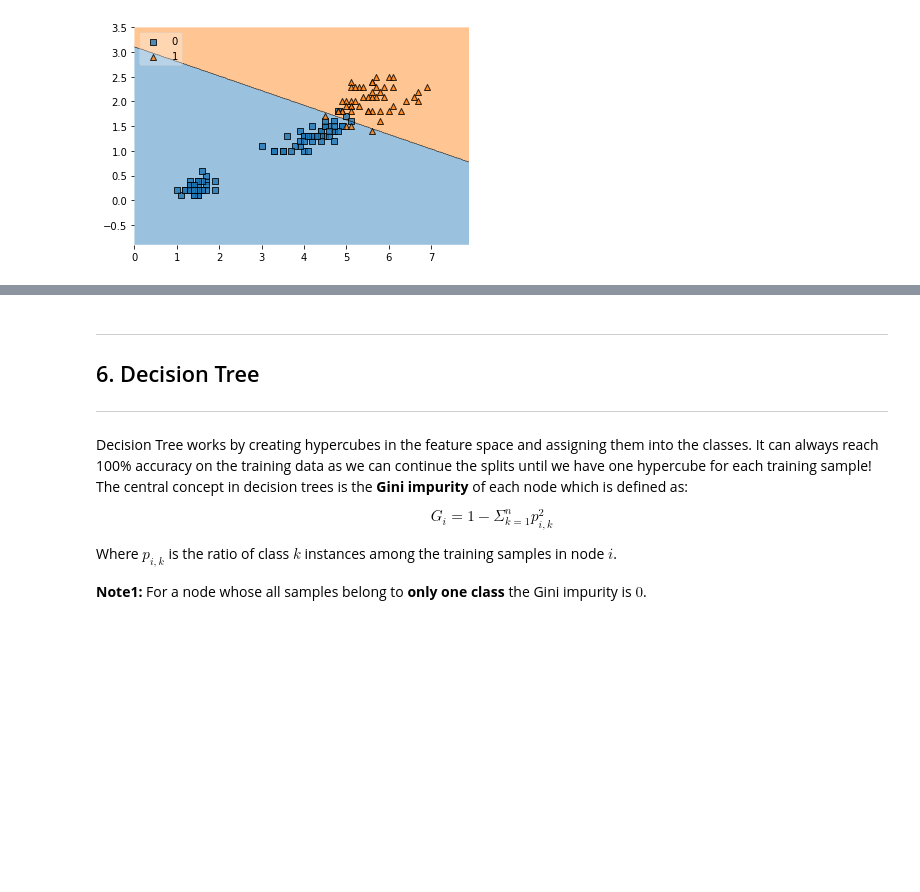
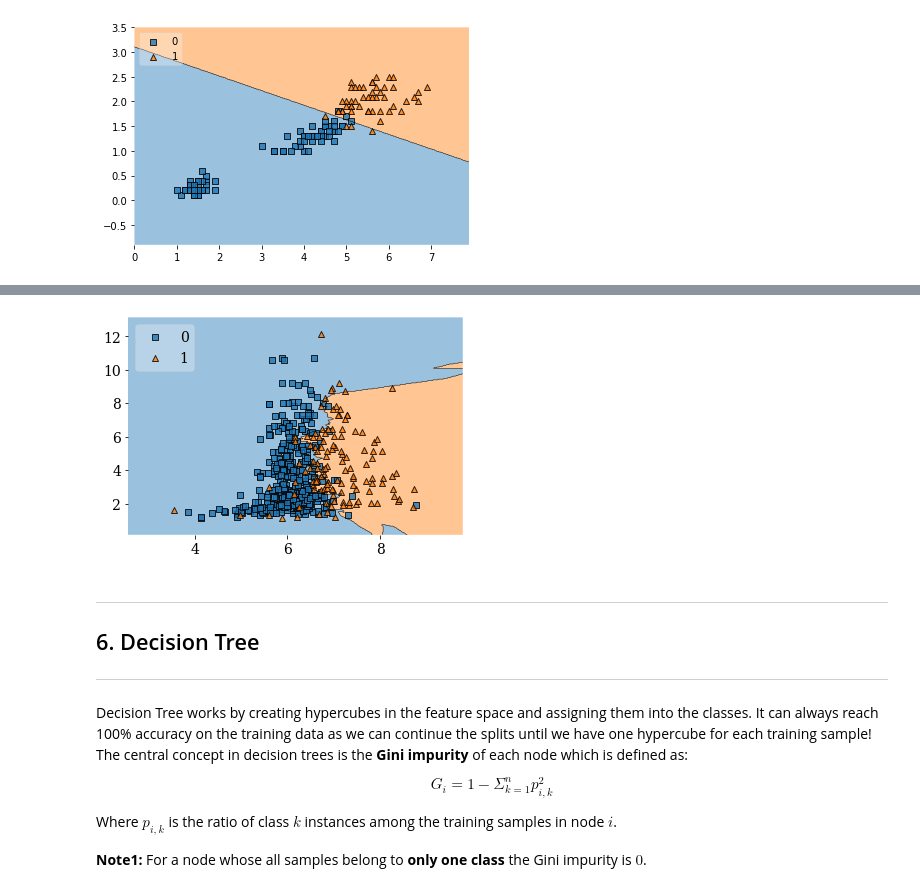
Before and after one commit to mehrdadfazli/ML-overview, a Jupyter notebook: Machine_Learning_Overview.ipynb, the cells around one changed output, grey strips where cells are left out. Drawn from its saved outputs; the diff is of its cells as text; code cells hidden in the pictures; blank space fills up the shorter version.

```diff
--- a/Machine_Learning_Overview.ipynb
+++ b/Machine_Learning_Overview.ipynb
@@ -262,3 +262,24 @@ Usually uses Euclidean distance but it can use other distances too. Also, many d
 **Note3:** low values of k could likely result in overfitting.
 
 ![knn.png](embedded-picture-1)
+# %%
+from sklearn.datasets import load_boston
+from sklearn.model_selection import train_test_split
+from sklearn.neighbors import KNeighborsClassifier
+from sklearn.metrics import f1_score, confusion_matrix
+import pandas as pd
+
+bos = load_boston()
+
+X = bos['data'][:,[5,7]]
+y = (bos['target']>25)*1
+
+X_train, X_test, y_train, y_test = train_test_split(X, y, test_size=0.3)
+
+knn = KNeighborsClassifier(n_neighbors=7)
+knn.fit(X_train, y_train)
+
+y_hat = knn.predict(X_test)
+
+print('f1 score is: ', f1_score(y_test, y_hat))
+pd.DataFrame(confusion_matrix(y_test, y_hat))
@@ -265,3 +291,10 @@ Usually uses Euclidean distance but it can use other distances too. Also, many d
+# %%
+from mlxtend.plotting import plot_decision_regions
+
+plot_decision_regions(X, y.astype(int), clf=knn, legend=2)
+plt.show()
+# %% [output]
+[figure, added]
 # %% [markdown]
 ---
 ## 6. Decision Tree
```
Also changed, not shown: parts of 1 cell of this notebook.
